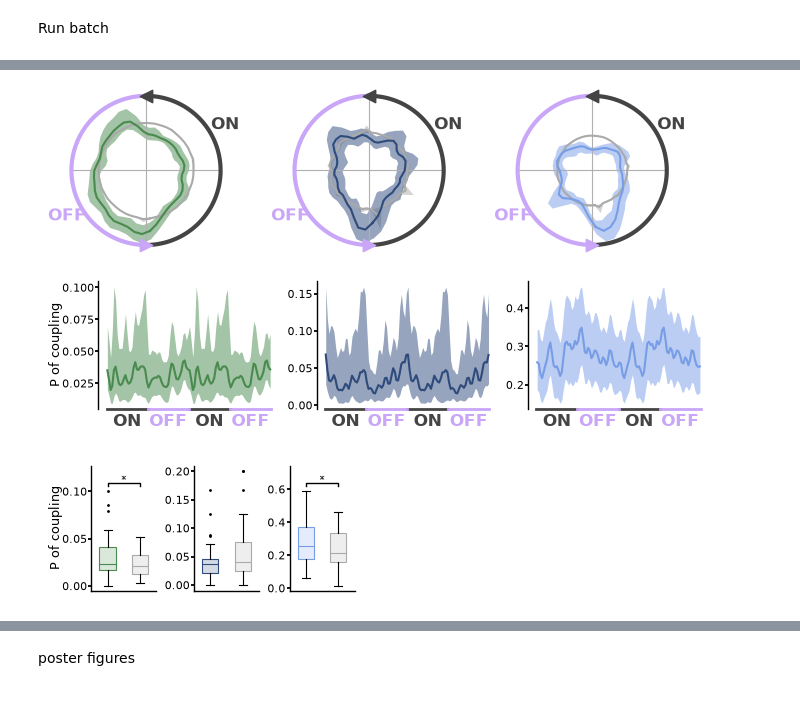
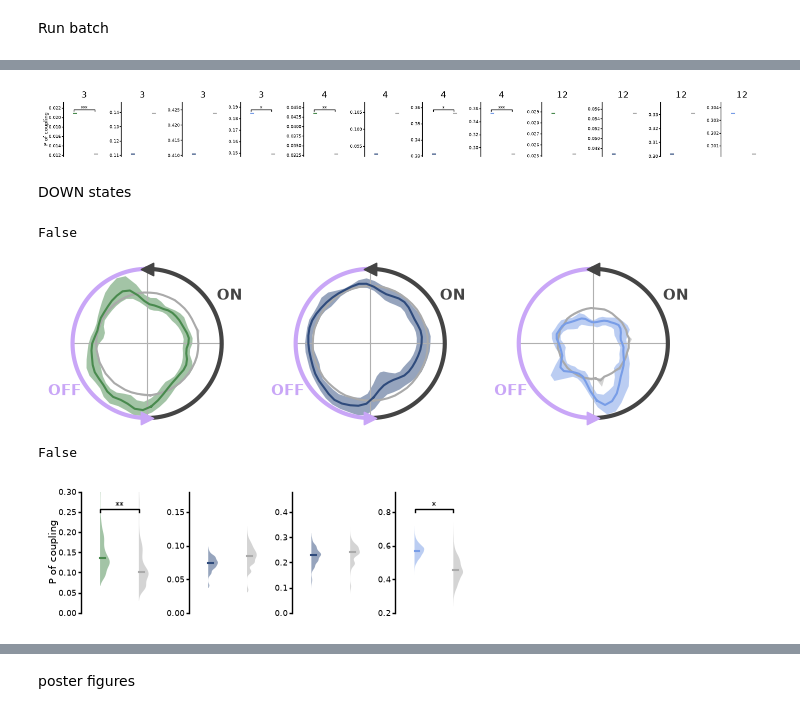
Before and after one commit to pietro-bozzo/NRCode, a Jupyter notebook: Python/Final/HpcPfcEntrainment.ipynb, the cells around one changed output, grey strips where cells are left out. Cells and saved outputs as stored; diff of their text form; code cells hidden in the pictures.

```diff
--- a/Python/Final/HpcPfcEntrainment.ipynb
+++ b/Python/Final/HpcPfcEntrainment.ipynb
@@ -101,7 +103,7 @@ def _eventISAPhase(session,when='sleep.*#0',events=None,n_bins=100,shuffle=0):
 # %%
 session = fma.data.readBatchFile(batch_file)[0][15]
 print(session)
-kuramoto, dist, tuning_curve, dist_transformed, probability, prob_all, isa_phase = _eventISAPhase(session,events=['ripples','down','spindles'],n_bins=60,shuffle=15)
+kuramoto, dist, tuning_curve, dist_transformed, prob_all, isa_phase = _eventISAPhase(session,events=['ripples','down','spindles'],n_bins=60,shuffle=15)
 # %% [output]
 /mnt/hubel-data-139/karadoc/Rat004_20240227/Rat004_20240227.xml
 # %%
@@ -170,43 +229,56 @@ p_val = {e: fma.analysis.maxStatisticTest(kuramoto_cat.sel(ev=e,val='R',shuf=Fal
+# %%
+# P(coupling) ISA vs nISA per rat
+fig, ax = fma.plotting.makeFigure(n=(1,12),size=(35,3.5))
+x = np.array([0,0.3])
+ylim = ((-0.01,0.04), (-0.05,0.1), (0,0.5))
+for i, e in enumerate(prob_all_cat.ev.values):
+    for j, rat in enumerate(np.unique(prob_all_cat.rat.values)):
+        tc = prob_all_cat.sel(ev=e,rat=rat)
+        # stats
+        b, p , _ = fma.statistics.hierarchicalBootstrap(tc.sel(isa=True), tc.rat, tc.sel(isa=False), tc.rat, depth=1, paired=1) # HOW DOES IT GENERATE NEGATIVESSSS)
+        tc = tc.sel(isa=True) - tc.sel(isa=False)
+        _, p , _ = fma.statistics.hierarchicalBootstrap(tc, tc.rat, depth=2)
+        # plot
+        fma.plotting.boxPlot(b[:,0,0:2], mode='violin', color=isau.paperColors((e,'shuffle')), ax=ax[4*j+i])
+        ax[4*j+i].set(xlim=(-0.5,1.5), xticks=[], title=rat)
+        #fma.plotting.pBar([0,1,p[0,-1]], x=range(2), dy=1, ax=ax[3*j+i])
+        fma.plotting.pBar([0,1,p[0]], x=range(2), dy=1, ax=ax[4*j+i])
+ax[0].set(ylabel='P of coupling');
+# %% [output]
+[figure, added]
+# %% [markdown]
+DOWN states
 # %%
-# final
+# entrainment (down)
 fig, ax = fma.plotting.makeFigure(n=(1,3),size=(17,4),projection='polar')
-for i, e in enumerate(tuning_curve_avg.ev.values):
+for i, e in enumerate(events):
     tc = tuning_curve_avg.sel(ev=e)
     fma.plotting.semPlot(tc.phi,tc.sel(shuf=True).mean(dim='shuf'),polar=True,color=isau.paperColors('shuffle'),ax=ax[i])
     fma.plotting.semPlot(tc.phi,tc.sel(shuf=False),polar=True,color=isau.paperColors(e),ax=ax[i],smooth=1)
 isau.ISAxes(ax)
 do_save and fma.plotting.saveFigure(fig,froot / 'oscill_entrain',['png','svg'])
 # %% [output]
+False
-[figure, old version]
+[figure, new version]
-# %%
-# final
-fig, ax = fma.plotting.makeFigure(n=(1,3),size=(17,4))
-for i, e in enumerate(tuning_curve_avg.ev.values):
-    tc = probability_cat.sel(ev=e)
-    fma.plotting.semPlot(tc.phi,tc,polar=2,color=isau.paperColors(e),ax=ax[i],smooth=1)
-isau.ISAxes(ax, double=True)
-ax[0].set(ylabel='P of coupling')
-do_save and fma.plotting.saveFigure(fig,froot / 'coupl_probab_phi',['png','svg'])
-# %% [output]
-[figure]
 # %%
-# P(coupling) ISA vs nISA
-fig, ax = fma.plotting.makeFigure(n=(1,3),size=(8,3.5))
-x = np.array([0,0.3])
-p = []
+# P(coupling) ISA vs nISA (down)
+fig, ax = fma.plotting.makeFigure(n=(1,4),size=(11,3.5))
+ylim = ((0,0.25), (0,0.15), (0,0.4), (0.2,0.8))
 for i, e in enumerate(prob_all_cat.ev.values):
-    tc = prob_all_cat.sel(ev=e).values
+    tc = prob_all_cat.sel(ev=e)
+    # show bootstrap
+    b, _ , _ = fma.statistics.hierarchicalBootstrap(tc.sel(isa=True), tc.rat, tc.sel(isa=False), tc.rat, depth=2, paired=1)
     # stats
-    p.append(sp.stats.wilcoxon(tc[:,0], tc[:,1], alternative='greater', nan_policy='omit').pvalue)
+    tc = tc.sel(isa=True) - tc.sel(isa=False)
+    _, p , _ = fma.statistics.hierarchicalBootstrap(tc, tc.rat, depth=2)
     # plot
-    fma.plotting.boxPlot(tc,x=x,color=isau.paperColors((e,'shuffle')),ax=ax[i])
-    ax[i].set(xlim=x+[-0.15,0.15],xticks=[])
-# plot stats
-p, h = fma.analysis.holmBonferroni(p,return_reject=True)
-for i, _ax in enumerate(ax):
-    if h[i]:
-        fma.plotting.pBar([0,1,p[i]],x,dy=1,ax=_ax,draw=[False,True,False,False])
+    fma.plotting.boxPlot(b[:,0,0:2], mode='violin', color=isau.paperColors((e,'shuffle')), ax=ax[i])
+    #fma.plotting.boxPlot(b, mode='violin', color=isau.paperColors(e), ax=ax[i])
+    ax[i].set(xlim=(-0.5,1.5), xticks=[], ylim=ylim[i])
+    #fma.plotting.pBar([0,1,p[0,-1]], x=range(2), dy=1)
+    fma.plotting.pBar([0,1,p[0]], x=range(2), dy=1, ax=ax[i])
 ax[0].set(ylabel='P of coupling')
 do_save and fma.plotting.saveFigure(fig,froot / 'coupl_probab',['png','svg'])
 # %% [output]
+False
-[figure, old version]
+[figure, new version]
```
Also changed, not shown: parts of 13 cells of this notebook, 14 other files.
